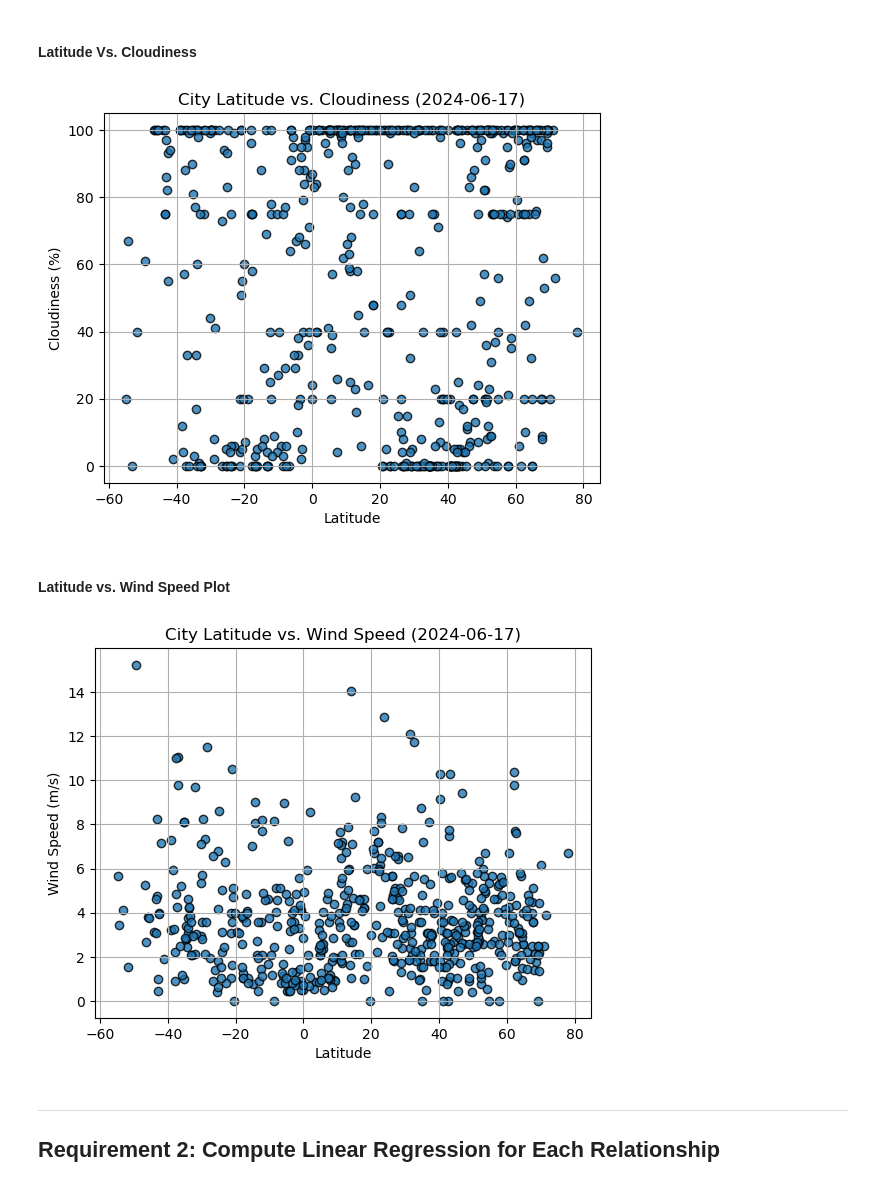
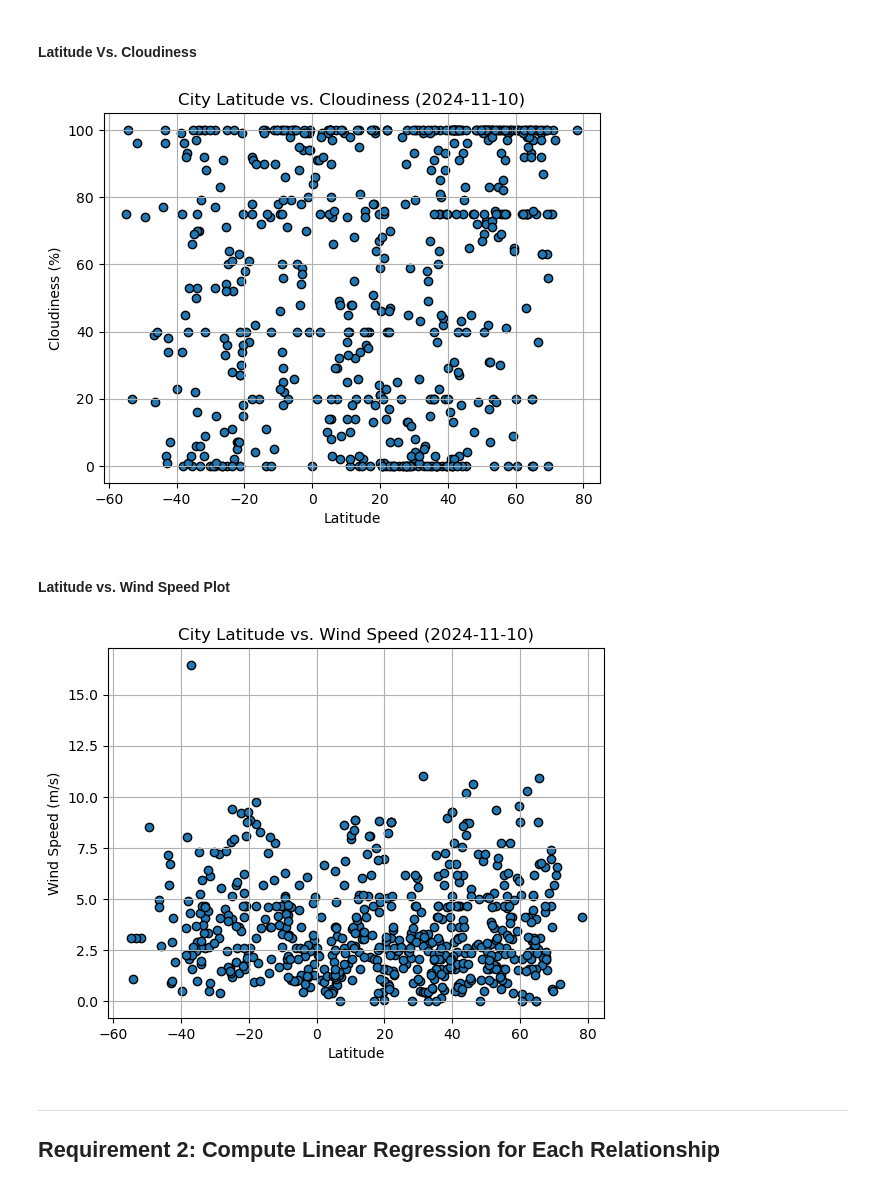
Before and after one commit to tohassan21/python-api-challenge, a Jupyter notebook: WeatherPy/WeatherPy.ipynb, the cells around one changed output. Drawn from its saved outputs; the diff is of its cells as text; code cells hidden in the pictures.

```diff
--- a/WeatherPy/WeatherPy.ipynb
+++ b/WeatherPy/WeatherPy.ipynb
@@ -248,34 +259,44 @@ plt.show()
 #### Latitude Vs. Cloudiness
 # %%
 # Build the scatter plots for latitude vs. cloudiness
-# YOUR CODE HERE
+x_values = city_data_df['Lat']
+y_values = city_data_df['Cloudiness']
+plt.scatter(x_values,y_values,edgecolor='black')
+plt.xlabel('Latitude')
+plt.ylabel('Cloudiness (%)')
+plt.title(f"City Latitude vs. Cloudiness (2024-11-10)")
 
 # Incorporate the other graph properties
-# YOUR CODE HERE
+plt.grid(True)
 
 # Save the figure
-plt.savefig("output_data/Fig3.png")
+plt.savefig("../WeatherPy/Fig3.png")
 
 # Show plot
 plt.show()
 # %% [output]
-[figure, old version]
+[figure, new version]
 # %% [markdown]
 #### Latitude vs. Wind Speed Plot
 # %%
 # Build the scatter plots for latitude vs. wind speed
-# YOUR CODE HERE
+x_values = city_data_df['Lat']
+y_values = city_data_df['Wind Speed']
+plt.scatter(x_values,y_values,edgecolor='black')
+plt.xlabel('Latitude')
+plt.ylabel('Wind Speed (m/s)')
+plt.title(f"City Latitude vs. Wind Speed (2024-11-10)")
 
 # Incorporate the other graph properties
-# YOUR CODE HERE
+plt.grid(True)
 
 # Save the figure
-plt.savefig("output_data/Fig4.png")
+plt.savefig("../WeatherPy/Fig4.png")
 
 # Show plot
 plt.show()
 # %% [output]
-[figure, old version]
+[figure, new version]
 # %% [markdown]
 ---
 
```
Also changed, not shown: parts of 29 cells of this notebook, 7 other files.
